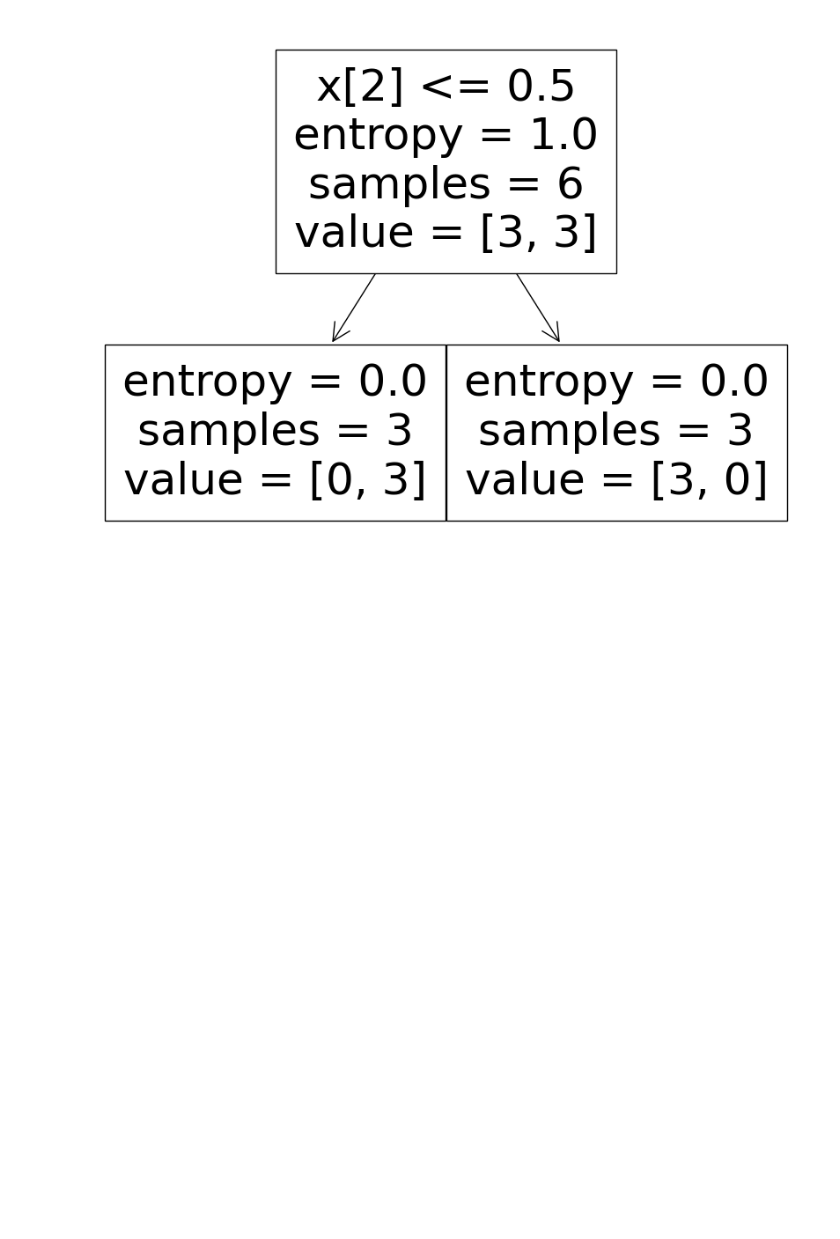
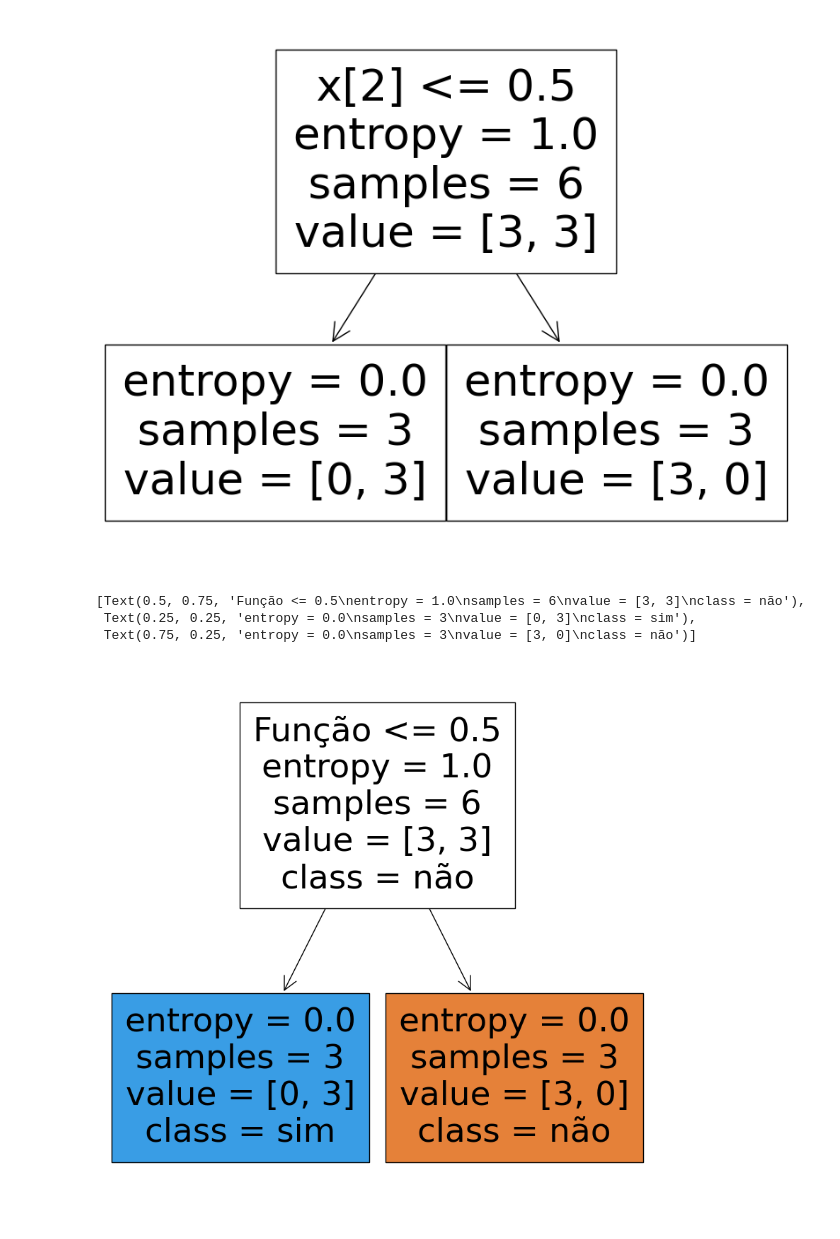
Before and after one commit to tombraganca/Inteligente-Artificial, a Jupyter notebook: primeiro_trabalho_pr_tico_sobre_rvore_de_decis_o.ipynb, the cells around one changed output. Saved outputs shown, nothing was run; the diff lists cells and outputs as text; code cells hidden in the pictures; blank space fills up the shorter version.

```diff
--- a/primeiro_trabalho_pr_tico_sobre_rvore_de_decis_o.ipynb
+++ b/primeiro_trabalho_pr_tico_sobre_rvore_de_decis_o.ipynb
@@ -47,4 +84,12 @@ tabela_de_saida = pd.DataFrame(saidas, dtype=str, columns=['Decisão'])
 # %%
-#@title Criando o classificador e a arvore
+#@title Criando o classificador
 arvore = DecisionTreeClassifier(criterion='entropy')
-arvore = arvore.fit(tabela_de_entrada, tabela_de_saida)
+# %%
+#@title Criando a árvore
+arvore = arvore.fit(XX, YY)
+
+arvore.feature_importances_
+
+arvore.classes_
+
+arvore.score(XX, YY)
@@ -56,3 +105,13 @@ tree.plot_tree(arvore)
 plt.show()
 # %% [output]
 [figure]
+# %%
+#@title Visualizando essa árvore 2
+previsores = ['Salário', 'Localização', 'Função']
+figura, eixos = plt.subplots(nrows=1, ncols=1, figsize=(10,10))
+tree.plot_tree(arvore, feature_names=previsores, class_names = arvore.classes_, filled=True)
+# %% [output]
+[Text(0.5, 0.75, 'Função <= 0.5\nentropy = 1.0\nsamples = 6\nvalue = [3, 3]\nclass = não'),
+ Text(0.25, 0.25, 'entropy = 0.0\nsamples = 3\nvalue = [0, 3]\nclass = sim'),
+ Text(0.75, 0.25, 'entropy = 0.0\nsamples = 3\nvalue = [3, 0]\nclass = não')]
+[figure, added]
```
Also changed, not shown: parts of 21 cells of this notebook.
